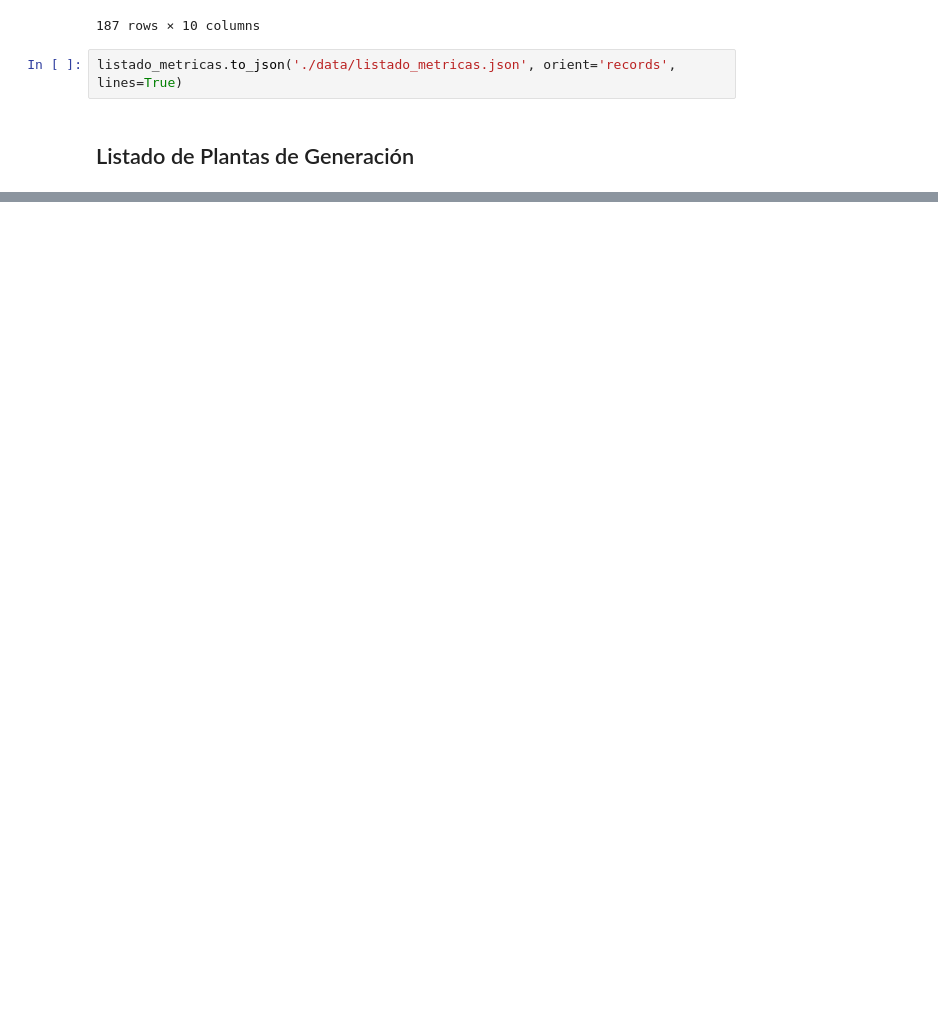
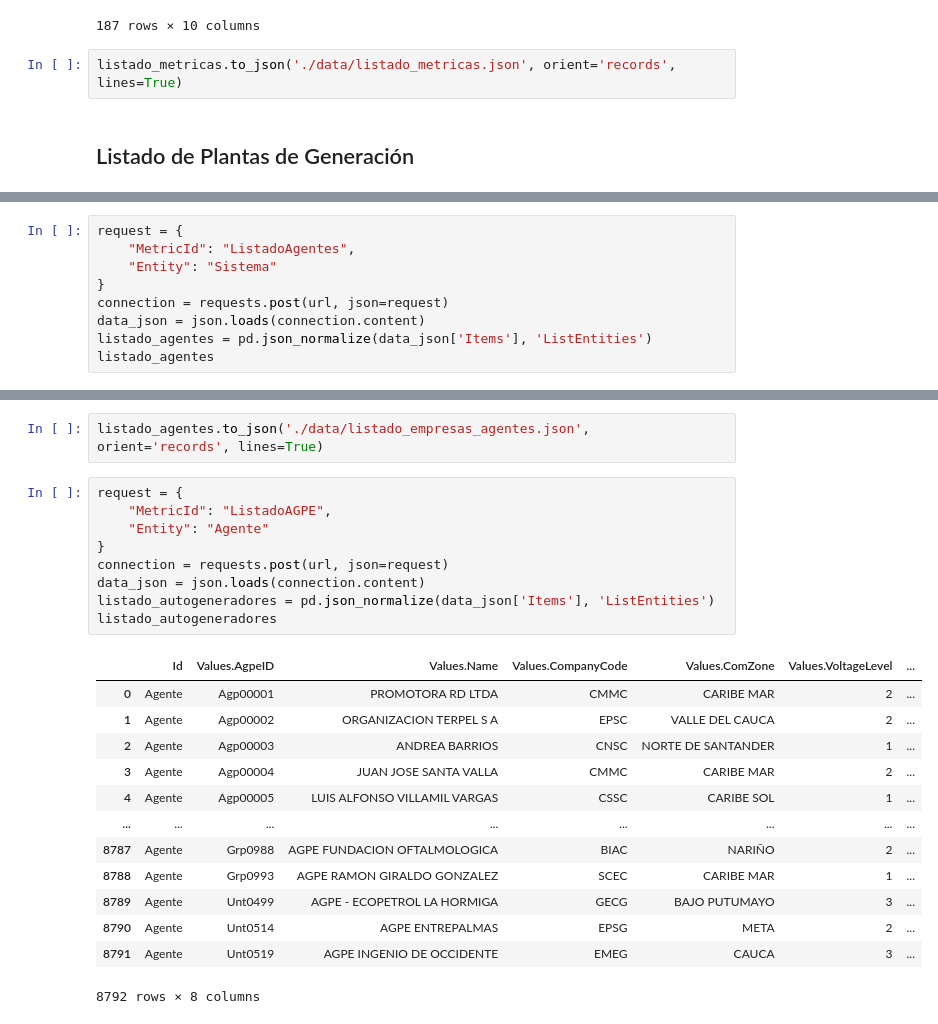
Before and after one commit to sistema-electrico-colombia/extraccion-datos-API, a Jupyter notebook: extraccion_datos_api_xm.ipynb, the cells around one changed output, grey strips where cells are left out. Saved outputs shown, nothing was run; the diff lists cells and outputs as text; blank space fills up the shorter version.

```diff
--- a/extraccion_datos_api_xm.ipynb
+++ b/extraccion_datos_api_xm.ipynb
@@ -82,0 +147,9 @@ listado_plantas.to_json('./data/listado_metricas.json', orient='records', lines=
+# %%
+request = {
+    "MetricId": "ListadoAgentes",
+    "Entity": "Sistema"
+}
+connection = requests.post(url, json=request)
+data_json = json.loads(connection.content)
+listado_agentes = pd.json_normalize(data_json['Items'], 'ListEntities')
+listado_agentes
@@ -82,0 +170,25 @@ listado_plantas.to_json('./data/listado_metricas.json', orient='records', lines=
+# %%
+listado_agentes.to_json('./data/listado_empresas_agentes.json', orient='records', lines=True)
+# %%
+request = {
+    "MetricId": "ListadoAGPE",
+    "Entity": "Agente"
+}
+connection = requests.post(url, json=request)
+data_json = json.loads(connection.content)
+listado_autogeneradores = pd.json_normalize(data_json['Items'], 'ListEntities')
+listado_autogeneradores
+# %% [output]
+|  | Id | Values.AgpeID | Values.Name | Values.CompanyCode | Values.ComZone | Values.VoltageLevel | ... |
+| 0 | Agente | Agp00001 | PROMOTORA RD LTDA | CMMC | CARIBE MAR | 2 | ... |
+| 1 | Agente | Agp00002 | ORGANIZACION TERPEL S A | EPSC | VALLE DEL CAUCA | 2 | ... |
+| 2 | Agente | Agp00003 | ANDREA BARRIOS | CNSC | NORTE DE SANTANDER | 1 | ... |
+| 3 | Agente | Agp00004 | JUAN JOSE SANTA VALLA | CMMC | CARIBE MAR | 2 | ... |
+| 4 | Agente | Agp00005 | LUIS ALFONSO VILLAMIL VARGAS | CSSC | CARIBE SOL | 1 | ... |
+| ... | ... | ... | ... | ... | ... | ... | ... |
+| 8787 | Agente | Grp0988 | AGPE FUNDACION OFTALMOLOGICA | BIAC | NARIÑO | 2 | ... |
+| 8788 | Agente | Grp0993 | AGPE RAMON GIRALDO GONZALEZ | SCEC | CARIBE MAR | 1 | ... |
+| 8789 | Agente | Unt0499 | AGPE - ECOPETROL LA HORMIGA | GECG | BAJO PUTUMAYO | 3 | ... |
+| 8790 | Agente | Unt0514 | AGPE ENTREPALMAS | EPSG | META | 2 | ... |
+| 8791 | Agente | Unt0519 | AGPE INGENIO DE OCCIDENTE | EMEG | CAUCA | 3 | ... |
+8792 rows × 8 columns
```
Also changed, not shown: parts of 11 cells of this notebook.
